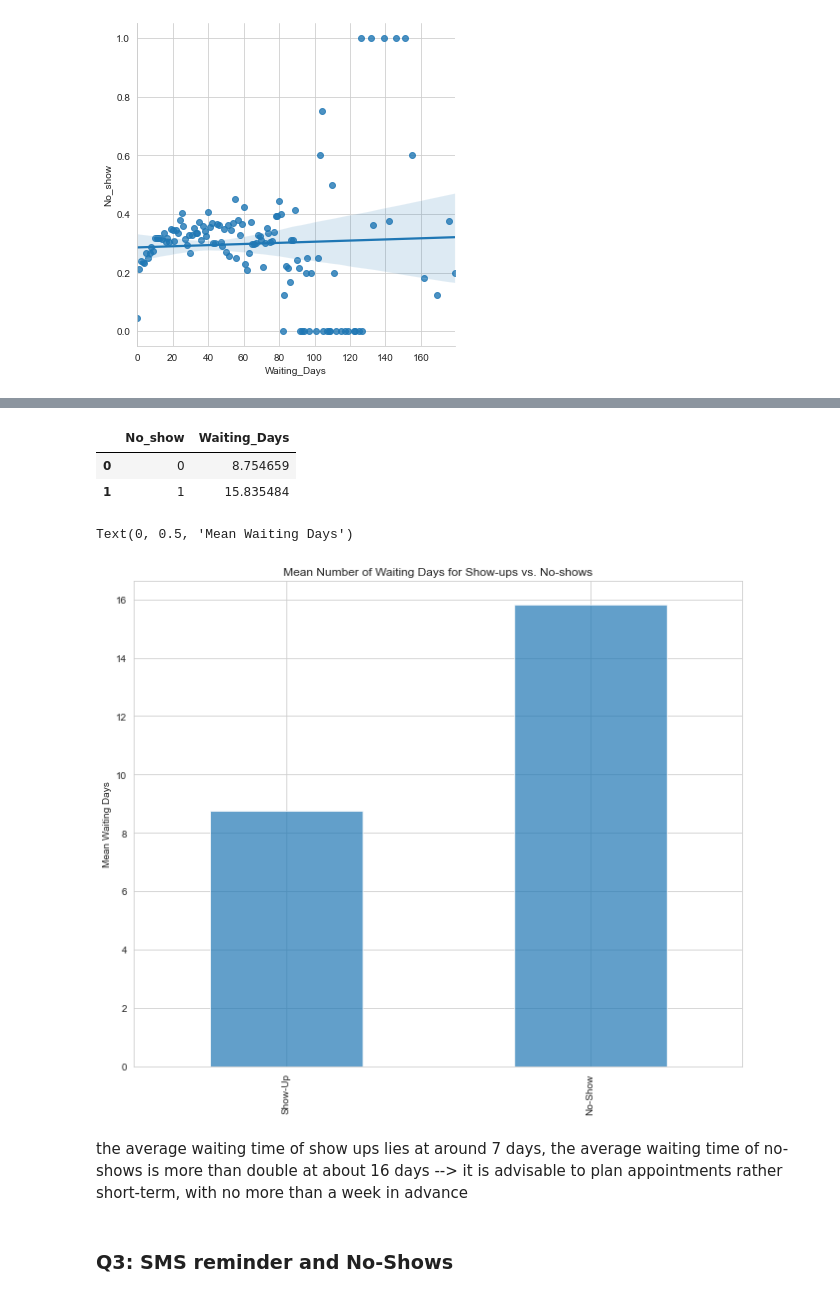
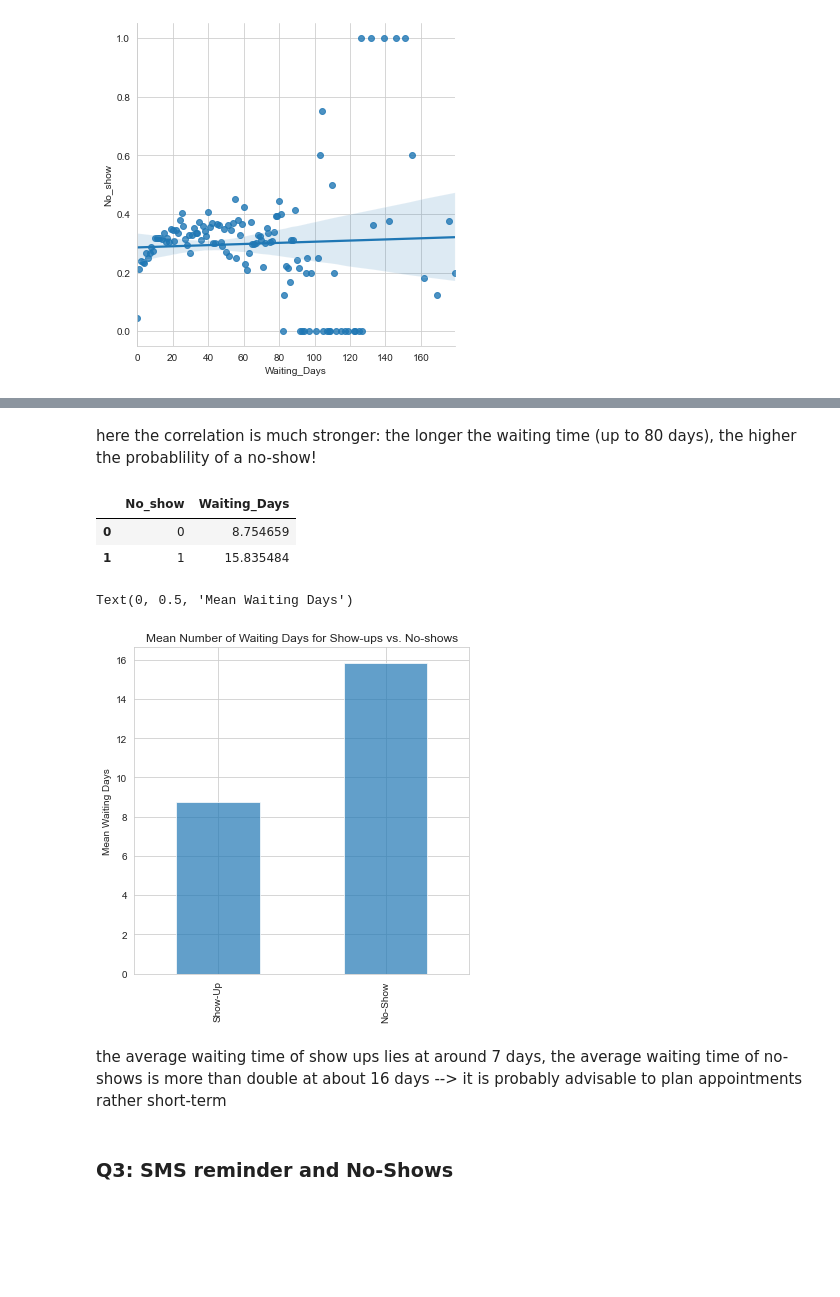
Before and after one commit to Lee-Za/predicting_no_show_appointments, a Jupyter notebook: investigating_noshows.ipynb, the cells around one changed output, grey strips where cells are left out. Saved outputs shown, nothing was run; the diff lists cells and outputs as text; code cells hidden in the pictures; blank space fills up the shorter version.

```diff
--- a/investigating_noshows.ipynb
+++ b/investigating_noshows.ipynb
@@ -443,0 +443,3 @@ the higher the likelihood of a no-show
+# %%
+# recoding all values above 80 days waiting time into NaNs
+df['Waiting_Days_80'] = df['Waiting_Days'].apply(lambda x: x if x <= 80 else np.nan)
@@ -444,3 +478,5 @@ the higher the likelihood of a no-show
+# %% [markdown]
+here the correlation is much stronger: the longer the waiting time (up to 80 days), the higher the probablility of a no-show!
 # %%
 # mean number of waiting days for no-shows / show-ups
 waiting_means = pd.DataFrame(df.groupby(['No_show']).Waiting_Days.mean().reset_index())
@@ -451,15 +487,15 @@ waiting_means
 | 1 | 1 | 15.835484 |
 # %%
 # barchart
-fig = waiting_means['Waiting_Days'].plot(kind='bar', title='Mean Number of Waiting Days for Show-ups vs. No-shows', alpha=.7, figsize=(11, 9))
+fig = waiting_means['Waiting_Days'].plot(kind='bar', title='Mean Number of Waiting Days for Show-ups vs. No-shows', alpha=.7, figsize=(6,6))
 fig.set_xticklabels(['Show-Up', 'No-Show'])
 fig.set_ylabel('Mean Waiting Days')
 # %% [output]
 Text(0, 0.5, 'Mean Waiting Days')
-[figure, old version]
+[figure, new version]
 # %% [markdown]
 the average waiting time of show ups lies at around 7 days, the average waiting time of no-shows is more than double at about 16 days -->
-it is advisable to plan appointments rather short-term, with no more than a week in advance
+it is probably advisable to plan appointments rather short-term
 # %% [markdown]
 ### Q3: SMS reminder and No-Shows
 # %%
```
Also changed, not shown: parts of 13 cells of this notebook.
